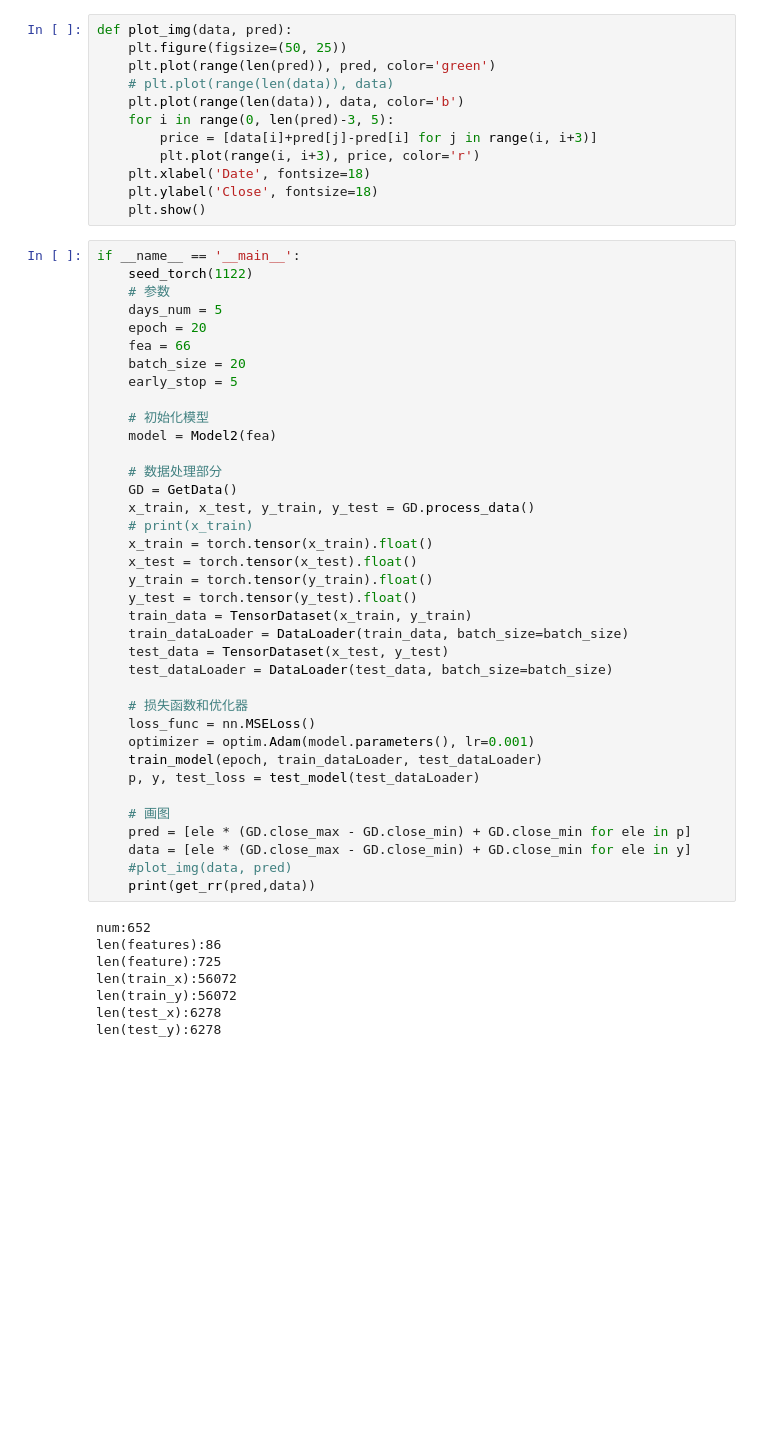
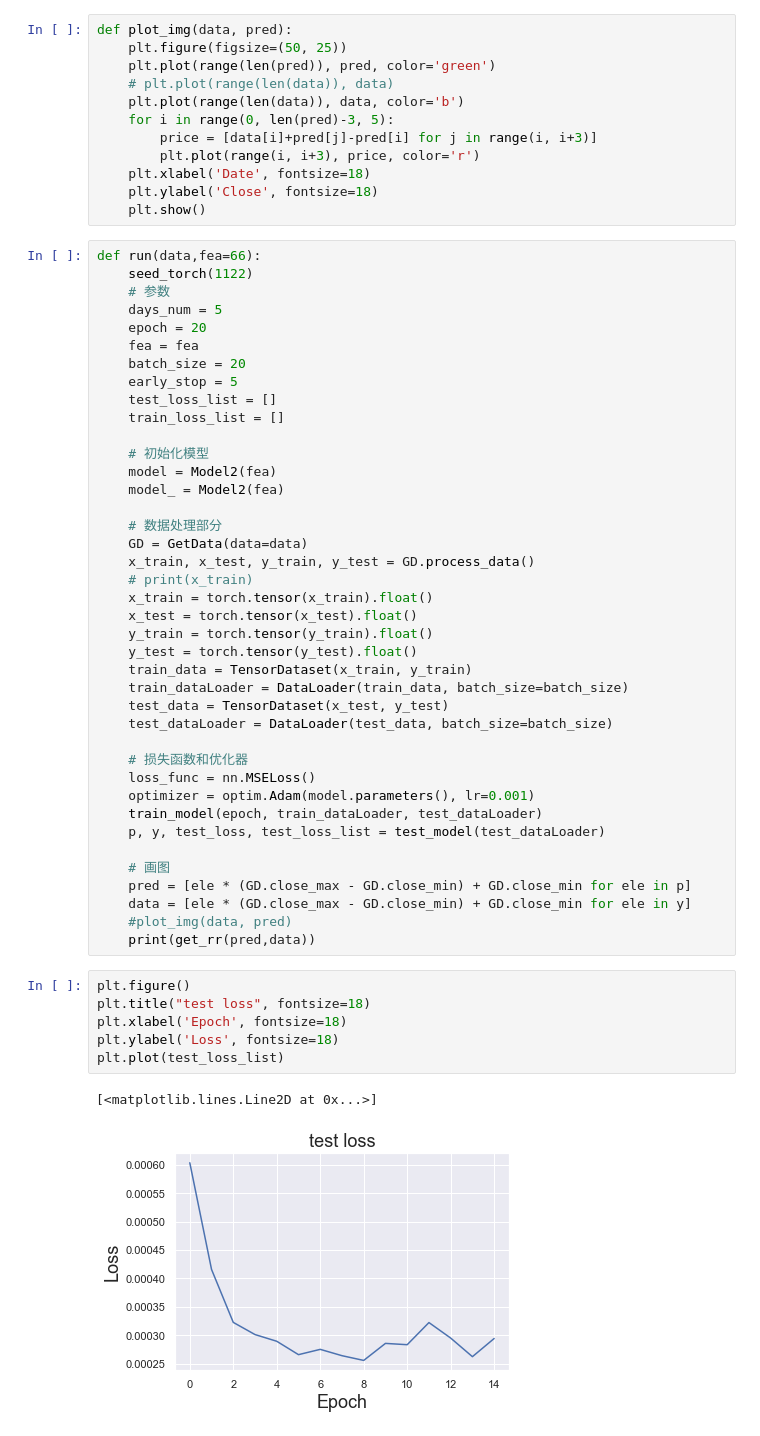
Before and after one commit to sjchasel/stock_prediction, a Jupyter notebook: 深度学习模型/lstm.ipynb, the cells around one changed output. Drawn from its saved outputs; the diff is of its cells as text; blank space fills up the shorter version.

```diff
--- a/深度学习模型/lstm.ipynb
+++ b/深度学习模型/lstm.ipynb
@@ -264,20 +226,23 @@ def plot_img(data, pred):
     plt.ylabel('Close', fontsize=18)
     plt.show()
 # %%
-if __name__ == '__main__':
+def run(data,fea=66):
     seed_torch(1122)
     # 参数
     days_num = 5
     epoch = 20
-    fea = 66
+    fea = fea
     batch_size = 20
     early_stop = 5
+    test_loss_list = []
+    train_loss_list = []
 
     # 初始化模型
     model = Model2(fea)
+    model_ = Model2(fea)
 
     # 数据处理部分
-    GD = GetData()
+    GD = GetData(data=data)
     x_train, x_test, y_train, y_test = GD.process_data()
     # print(x_train)
     x_train = torch.tensor(x_train).float()
@@ -293,18 +258,19 @@ if __name__ == '__main__':
     loss_func = nn.MSELoss()
     optimizer = optim.Adam(model.parameters(), lr=0.001)
     train_model(epoch, train_dataLoader, test_dataLoader)
-    p, y, test_loss = test_model(test_dataLoader)
+    p, y, test_loss, test_loss_list = test_model(test_dataLoader)
 
     # 画图
     pred = [ele * (GD.close_max - GD.close_min) + GD.close_min for ele in p]
     data = [ele * (GD.close_max - GD.close_min) + GD.close_min for ele in y]
     #plot_img(data, pred)
     print(get_rr(pred,data))
-# %% [output]
-num:652
-len(features):86
-len(feature):725
-len(train_x):56072
-len(train_y):56072
-len(test_x):6278
-len(test_y):6278
+# %%
+plt.figure()
+plt.title("test loss", fontsize=18)
+plt.xlabel('Epoch', fontsize=18)
+plt.ylabel('Loss', fontsize=18)
+plt.plot(test_loss_list)
+# %% [output]
+[<matplotlib.lines.Line2D at 0x...>]
+[figure, added]
```
Also changed, not shown: parts of 12 cells of this notebook, 7 other files.
